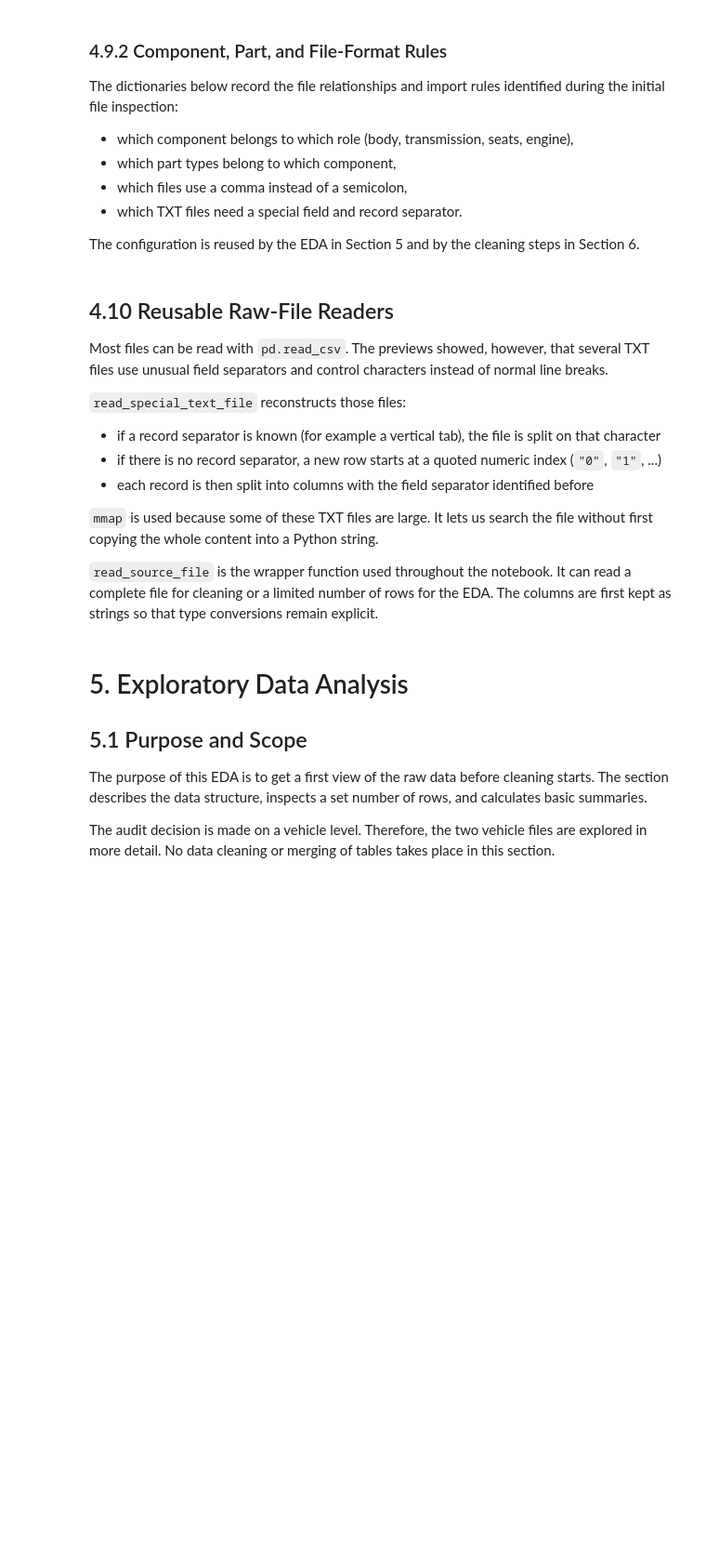
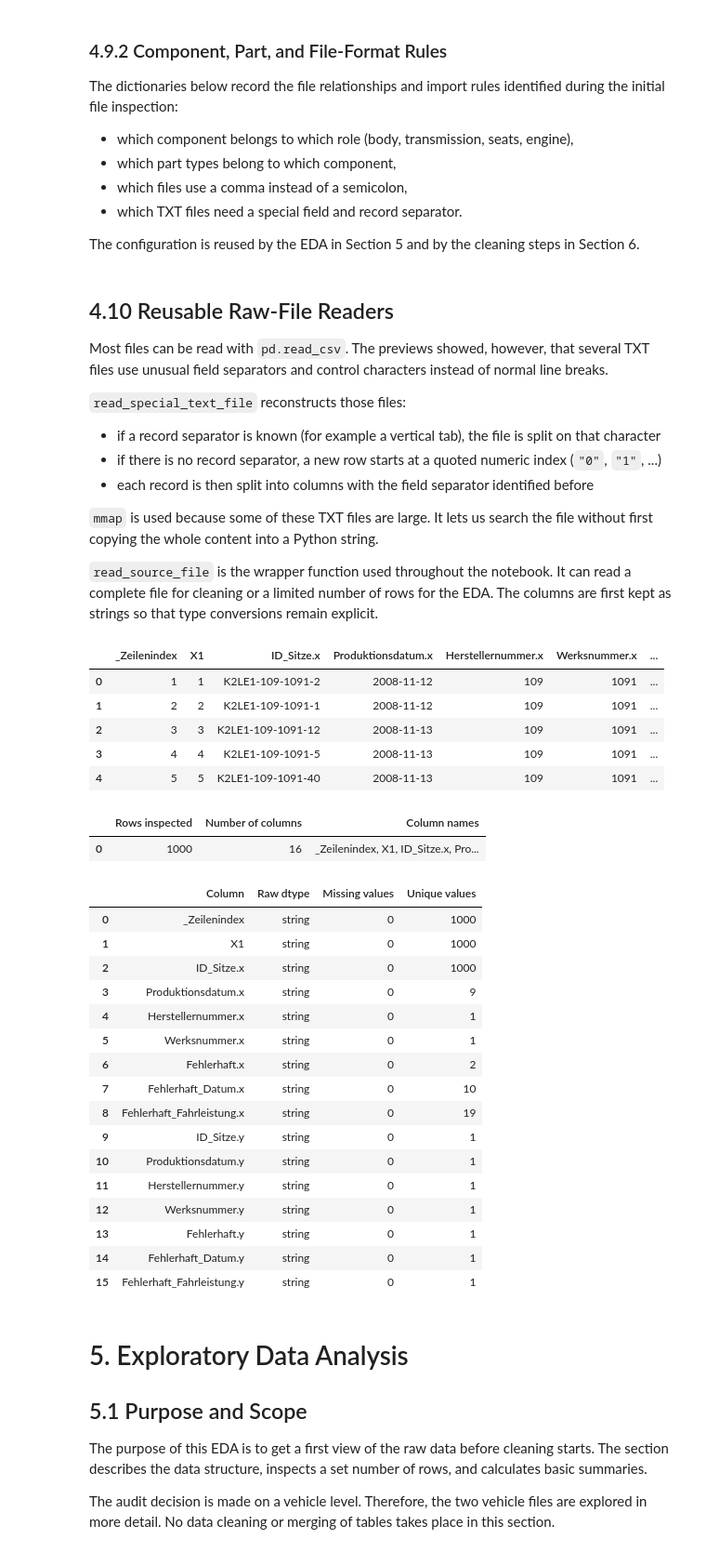
Before and after one commit to Patrick-RG/SoSe26_Case_Study_Group_44, a Jupyter notebook: SoSe26_Case_Study_Group_44.ipynb, the cells around one changed output. Shown at 93% size. Cells and saved outputs as stored; diff of their text form; code cells hidden in the pictures; blank space fills up the shorter version.

```diff
--- a/SoSe26_Case_Study_Group_44.ipynb
+++ b/SoSe26_Case_Study_Group_44.ipynb
@@ -878,33 +878,68 @@ def read_special_text_file(file_path, row_limit=None):
     invalid_rows = [
         row_number
         for row_number, row in enumerate(rows, start=1)
         if len(row) != len(header)
     ]
     if invalid_rows:
         raise ValueError(
             f"Unexpected field count in {file_path.name}; "
             f"first invalid data row: {invalid_rows[0]}"
         )
 
     return pd.DataFrame(rows, columns=header, dtype="string")
 
 
 def read_source_file(file_path, row_limit=None):
     """Read a complete source file or a limited number of rows."""
     if file_path.name in special_text_formats:
         return read_special_text_file(file_path, row_limit=row_limit)
 
     separator = "," if file_path.name in comma_separated_files else ";"
     return pd.read_csv(
         file_path,
         sep=separator,
         encoding="cp1252",
         encoding_errors="replace",
         dtype="string",
         keep_default_na=False,
         low_memory=False,
         nrows=row_limit,
     )
+
+# Check that the special reader creates the expected table structure.
+special_txt_sample = read_source_file(
+    component_paths["K2LE1 production"],
+    row_limit=RAW_INSPECTION_ROWS,
+)
+display(special_txt_sample.head())
+show_raw_structure(special_txt_sample)
+del special_txt_sample
+# %% [output]
+|  | _Zeilenindex | X1 | ID_Sitze.x | Produktionsdatum.x | Herstellernummer.x | Werksnummer.x | ... |
+| 0 | 1 | 1 | K2LE1-109-1091-2 | 2008-11-12 | 109 | 1091 | ... |
+| 1 | 2 | 2 | K2LE1-109-1091-1 | 2008-11-12 | 109 | 1091 | ... |
+| 2 | 3 | 3 | K2LE1-109-1091-12 | 2008-11-13 | 109 | 1091 | ... |
+| 3 | 4 | 4 | K2LE1-109-1091-5 | 2008-11-13 | 109 | 1091 | ... |
+| 4 | 5 | 5 | K2LE1-109-1091-40 | 2008-11-13 | 109 | 1091 | ... |
+|  | Rows inspected | Number of columns | Column names |
+| 0 | 1000 | 16 | _Zeilenindex, X1, ID_Sitze.x, Pro... |
+|  | Column | Raw dtype | Missing values | Unique values |
+| 0 | _Zeilenindex | string | 0 | 1000 |
+| 1 | X1 | string | 0 | 1000 |
+| 2 | ID_Sitze.x | string | 0 | 1000 |
+| 3 | Produktionsdatum.x | string | 0 | 9 |
+| 4 | Herstellernummer.x | string | 0 | 1 |
+| 5 | Werksnummer.x | string | 0 | 1 |
+| 6 | Fehlerhaft.x | string | 0 | 2 |
+| 7 | Fehlerhaft_Datum.x | string | 0 | 10 |
+| 8 | Fehlerhaft_Fahrleistung.x | string | 0 | 19 |
+| 9 | ID_Sitze.y | string | 0 | 1 |
+| 10 | Produktionsdatum.y | string | 0 | 1 |
+| 11 | Herstellernummer.y | string | 0 | 1 |
+| 12 | Werksnummer.y | string | 0 | 1 |
+| 13 | Fehlerhaft.y | string | 0 | 1 |
+| 14 | Fehlerhaft_Datum.y | string | 0 | 1 |
+| 15 | Fehlerhaft_Fahrleistung.y | string | 0 | 1 |
 # %% [markdown]
 <a id="section-5"></a>
 
```
Also changed, not shown: parts of 24 cells of this notebook.
